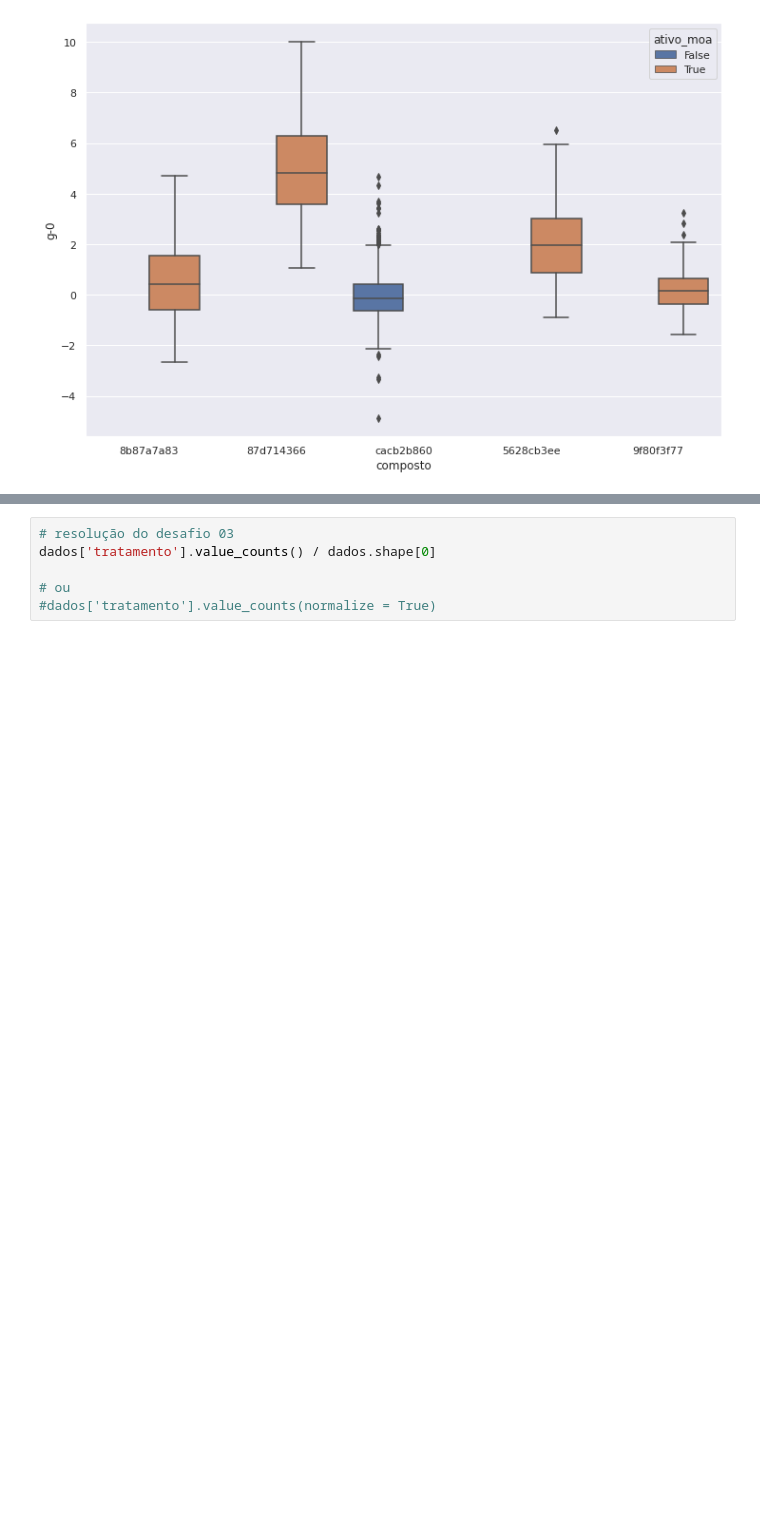
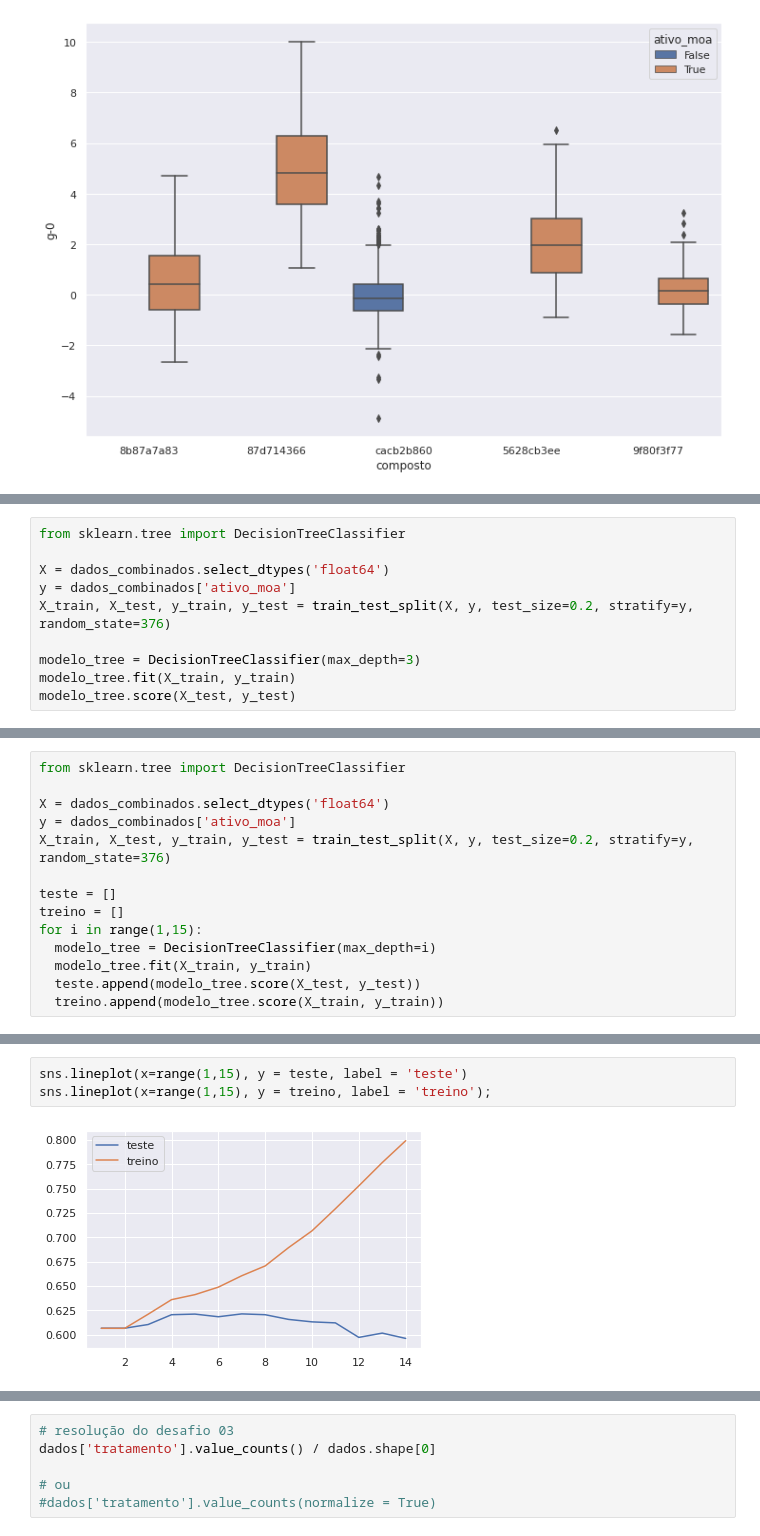
Before and after one commit to Pedro-Henrique8899-eng/Data_Science_Pedro_Enginer, a Jupyter notebook: Análise_de_dados_alura.ipynb, the cells around one changed output, grey strips where cells are left out. Saved outputs shown, nothing was run; the diff lists cells and outputs as text; blank space fills up the shorter version.

```diff
--- a/Análise_de_dados_alura.ipynb
+++ b/Análise_de_dados_alura.ipynb
@@ -543,0 +597,10 @@ sns.boxplot(data = dados_combinados.query('composto in @composto_principal'), y=
+# %%
+from sklearn.tree import DecisionTreeClassifier
+
+X = dados_combinados.select_dtypes('float64')
+y = dados_combinados['ativo_moa']
+X_train, X_test, y_train, y_test = train_test_split(X, y, test_size=0.2, stratify=y, random_state=376)
+
+modelo_tree = DecisionTreeClassifier(max_depth=3)
+modelo_tree.fit(X_train, y_train)
+modelo_tree.score(X_test, y_test)
@@ -543,0 +609,14 @@ sns.boxplot(data = dados_combinados.query('composto in @composto_principal'), y=
+# %%
+from sklearn.tree import DecisionTreeClassifier
+
+X = dados_combinados.select_dtypes('float64')
+y = dados_combinados['ativo_moa']
+X_train, X_test, y_train, y_test = train_test_split(X, y, test_size=0.2, stratify=y, random_state=376)
+
+teste = []
+treino = []
+for i in range(1,15):
+  modelo_tree = DecisionTreeClassifier(max_depth=i)
+  modelo_tree.fit(X_train, y_train)
+  teste.append(modelo_tree.score(X_test, y_test))
+  treino.append(modelo_tree.score(X_train, y_train))
@@ -543,0 +657,5 @@ sns.boxplot(data = dados_combinados.query('composto in @composto_principal'), y=
+# %%
+sns.lineplot(x=range(1,15), y = teste, label = 'teste')
+sns.lineplot(x=range(1,15), y = treino, label = 'treino');
+# %% [output]
+[figure, added]
```
Also changed, not shown: parts of 14 cells of this notebook.
